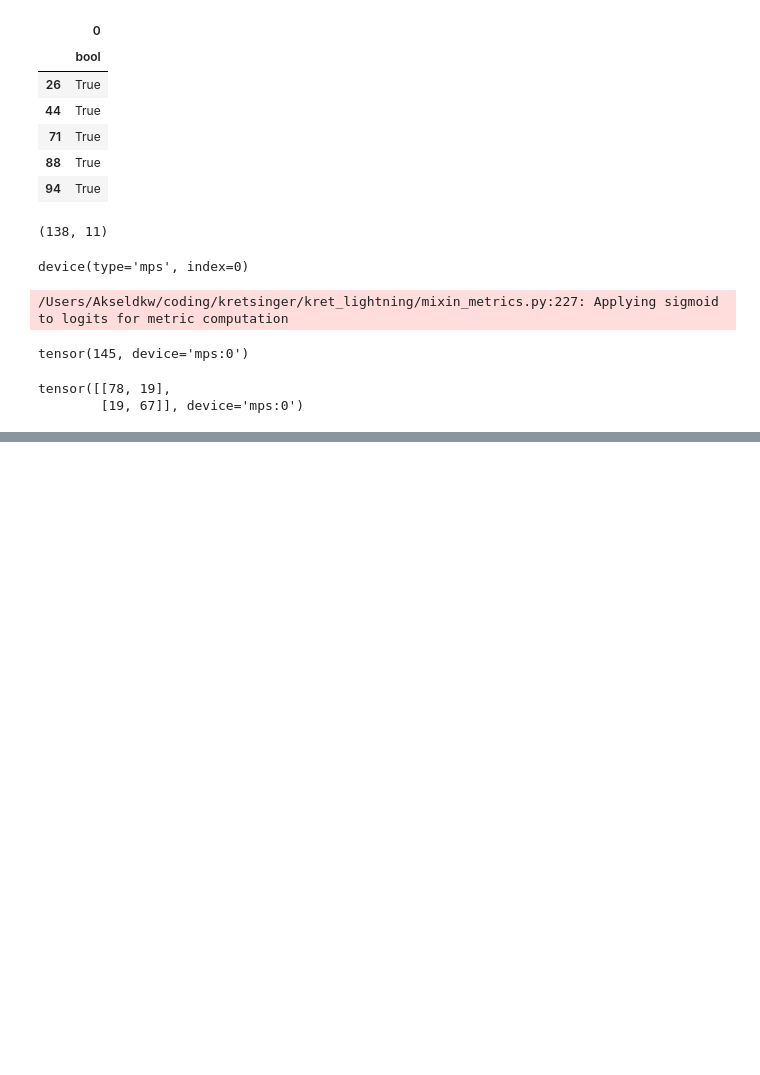
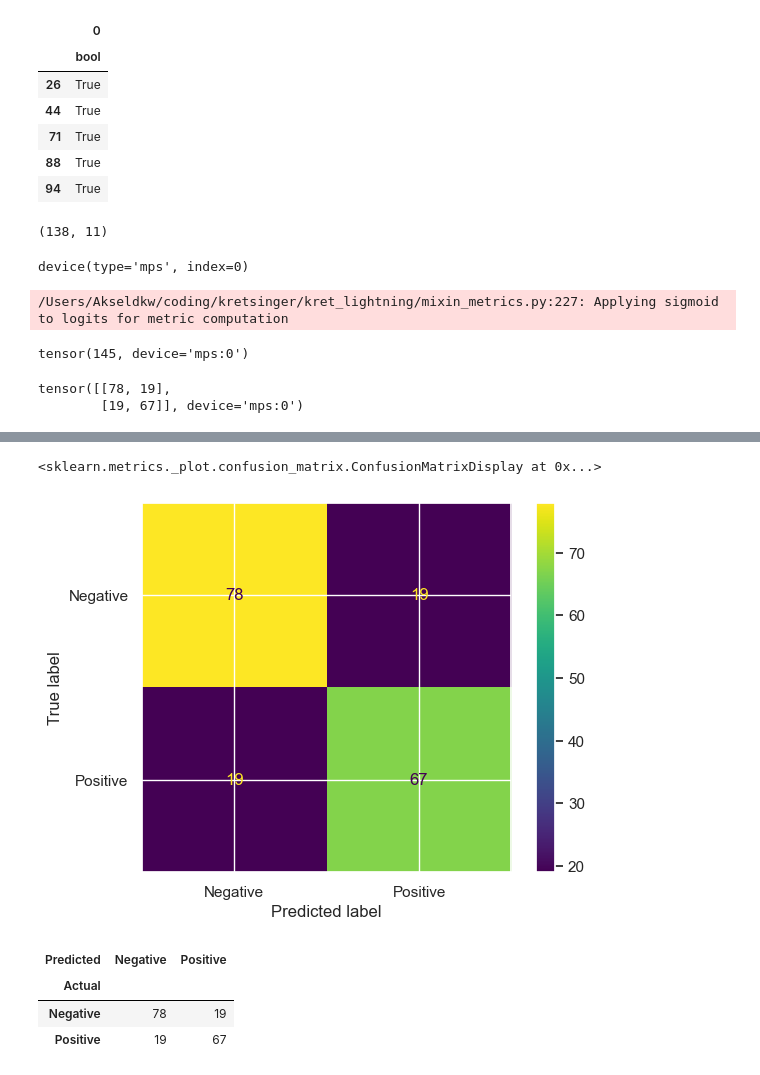
Before and after one commit to akseldkw07/kret_projects, a Jupyter notebook: projects/heart_failure/heart-failure-optuna-load.ipynb, the cells around one changed output, grey strips where cells are left out. Cells and saved outputs as stored; diff of their text form; code cells hidden in the pictures; blank space fills up the shorter version.

```diff
--- a/projects/heart_failure/heart-failure-optuna-load.ipynb
+++ b/projects/heart_failure/heart-failure-optuna-load.ipynb
@@ -210,0 +220,14 @@ tensor([[78, 19],
+# %%
+out = ClassificationEvalUtils.binary_eval(y_val.numpy(force=True), preds.numpy(force=True))
+# %%
+out.confusion_heatmap()
+# %% [output]
+<sklearn.metrics._plot.confusion_matrix.ConfusionMatrixDisplay at 0x...>
+[figure, added]
+# %%
+out.confusion_matrix
+# %% [output]
+| Predicted | Negative | Positive |
+| Actual |  |  |
+| Negative | 78 | 19 |
+| Positive | 19 | 67 |
```
Also changed, not shown: parts of 3 cells of this notebook.
